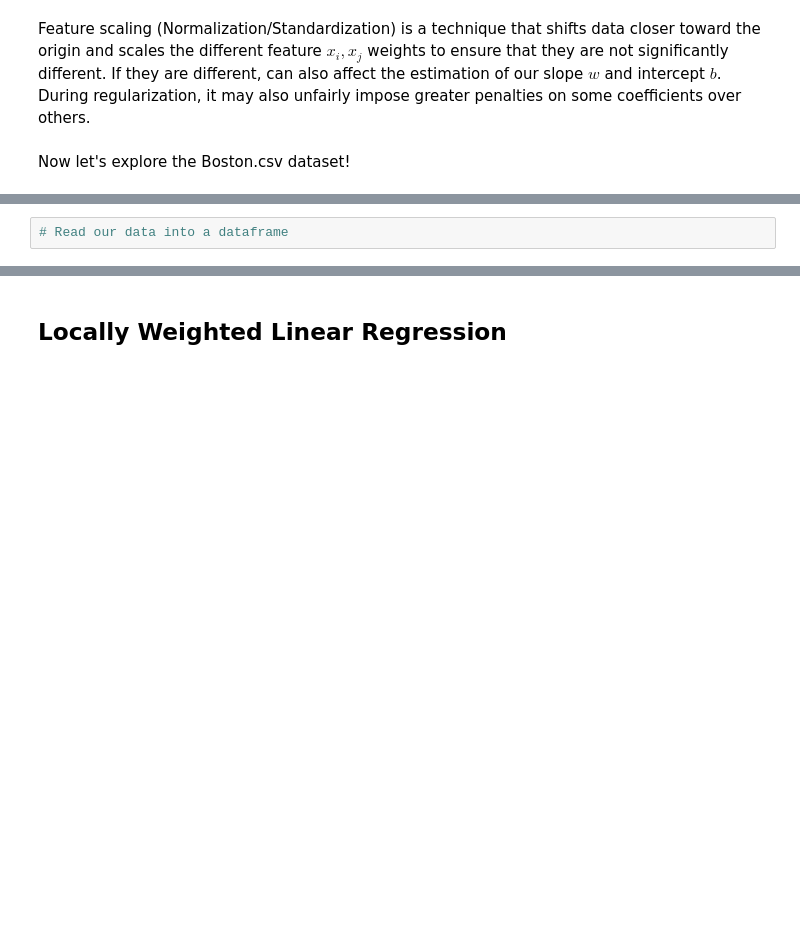
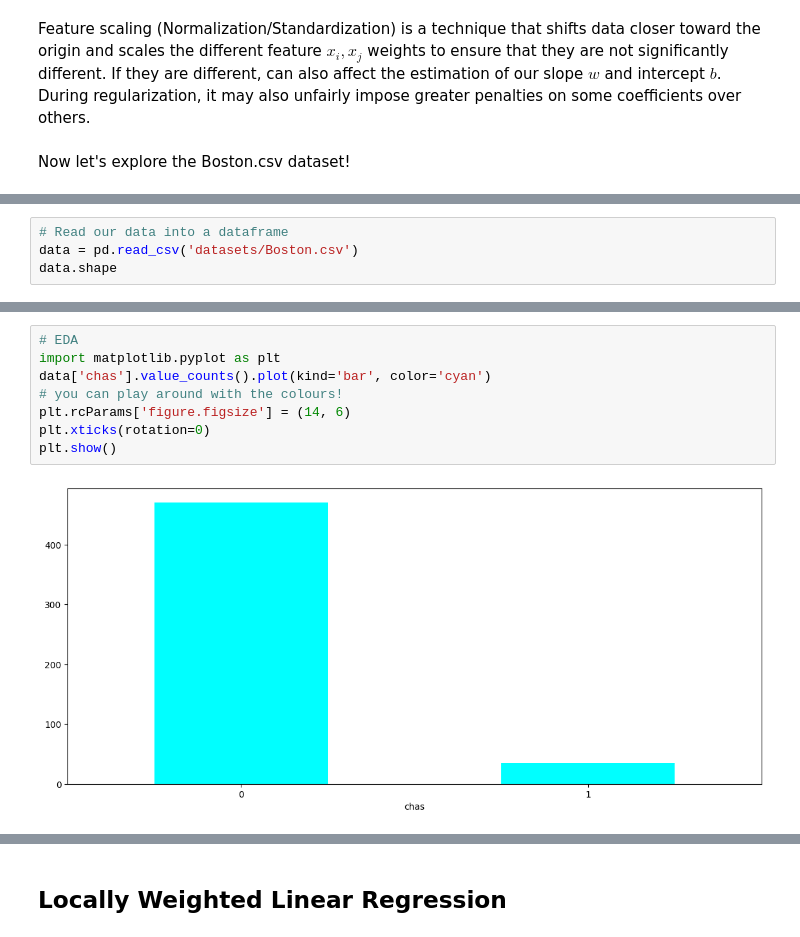
Before and after one commit to Errorsaurus/MY-DAC-Curriculum, a Jupyter notebook: DAC-006_Machine_Learning/DAC-006-Intro_to_ML_Session_1_Student.ipynb, the cells around one changed output, grey strips where cells are left out. Saved outputs shown, nothing was run; the diff lists cells and outputs as text; blank space fills up the shorter version.

```diff
--- a/DAC-006_Machine_Learning/DAC-006-Intro_to_ML_Session_1_Student.ipynb
+++ b/DAC-006_Machine_Learning/DAC-006-Intro_to_ML_Session_1_Student.ipynb
@@ -165,2 +174,4 @@ Now let's explore the Boston.csv dataset!
 # %%
 # Read our data into a dataframe
+data = pd.read_csv('datasets/Boston.csv')
+data.shape
@@ -185,3 +216,13 @@ These are what the column names represent:
+# %%
+# EDA
+import matplotlib.pyplot as plt
+data['chas'].value_counts().plot(kind='bar', color='cyan')
+# you can play around with the colours!
+plt.rcParams['figure.figsize'] = (14, 6)
+plt.xticks(rotation=0)
+plt.show()
+# %% [output]
+[figure, added]
 # %%
 # Convert the first column into the index
 # alternatively, pd.read_csv('datasets/Boston.csv', index_col=0) can be used
```
Also changed, not shown: parts of 22 cells of this notebook, 4 other files.
